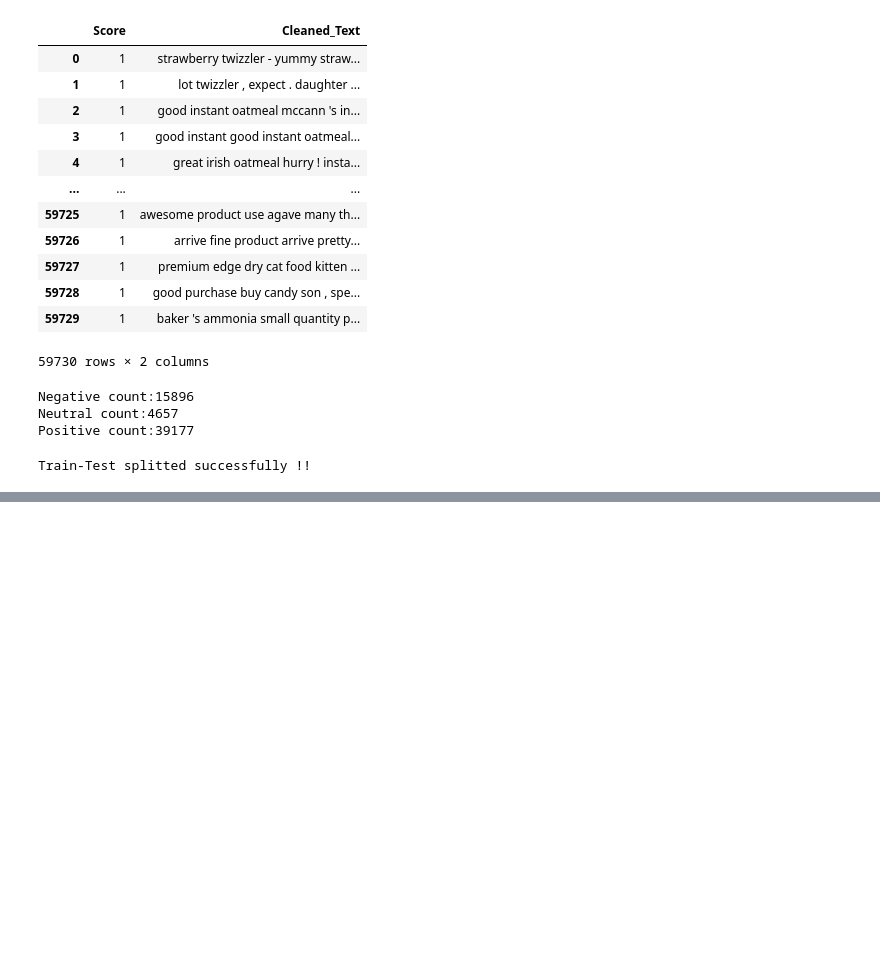
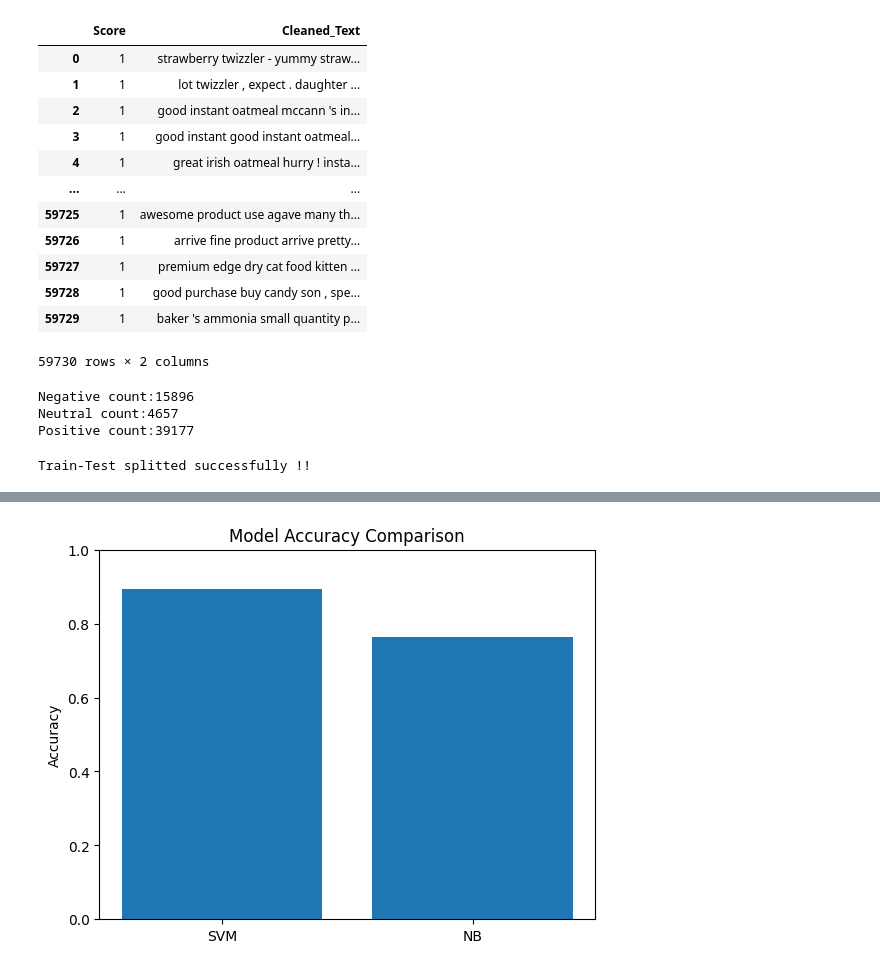
Before and after one commit to prabeshnpl/Sentiment-Analysis, a Jupyter notebook: Model Training/With NLTK/Amazon_only/Sentiment_Analysis.ipynb, the cells around one changed output, grey strips where cells are left out. Drawn from its saved outputs; the diff is of its cells as text; code cells hidden in the pictures; blank space fills up the shorter version.

```diff
--- a/Model Training/With NLTK/Amazon_only/Sentiment_Analysis.ipynb
+++ b/Model Training/With NLTK/Amazon_only/Sentiment_Analysis.ipynb
@@ -575,0 +494,12 @@ NB: [{'product soo good': 'Positive'}, {'pizza not good': 'Neutral'}, {'pizza no
+# %%
+svm_acc = pd.DataFrame(report_svm).iloc[1,4]
+nb_acc = pd.DataFrame(report_nb).iloc[1,4]
+plt.bar(["SVM", "NB"], [svm_acc, nb_acc])
+
+plt.ylim(0, 1.0)
+
+plt.ylabel('Accuracy')
+plt.title('Model Accuracy Comparison')
+plt.show()
+# %% [output]
+[figure, added]
```
Also changed, not shown: parts of 13 cells of this notebook, 22 other files.
